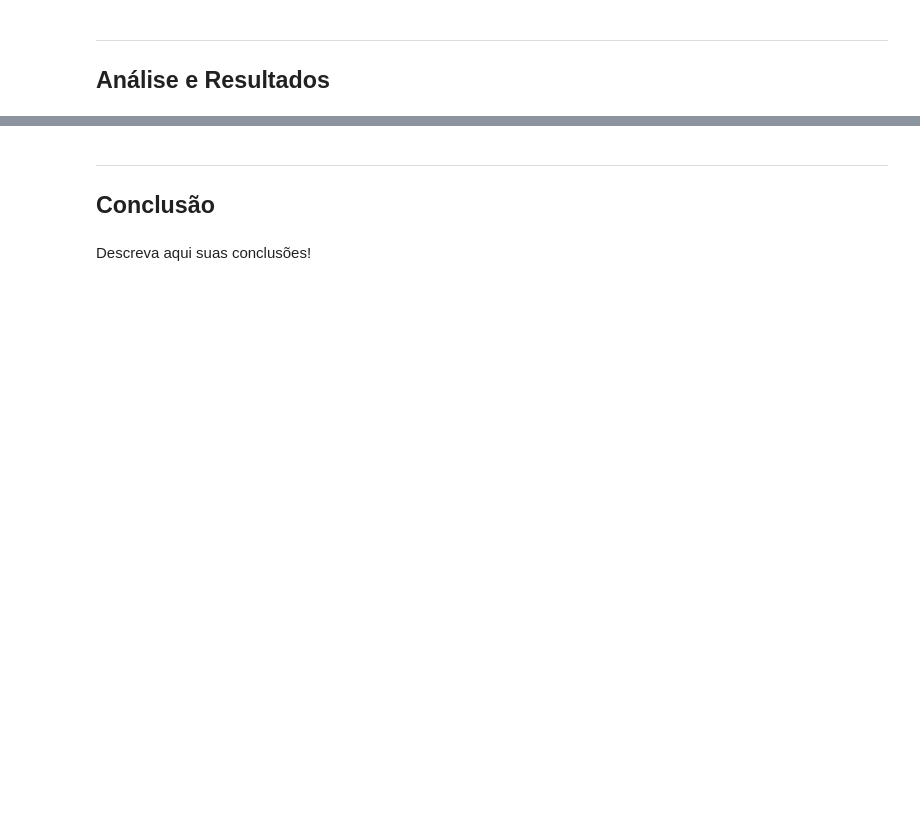
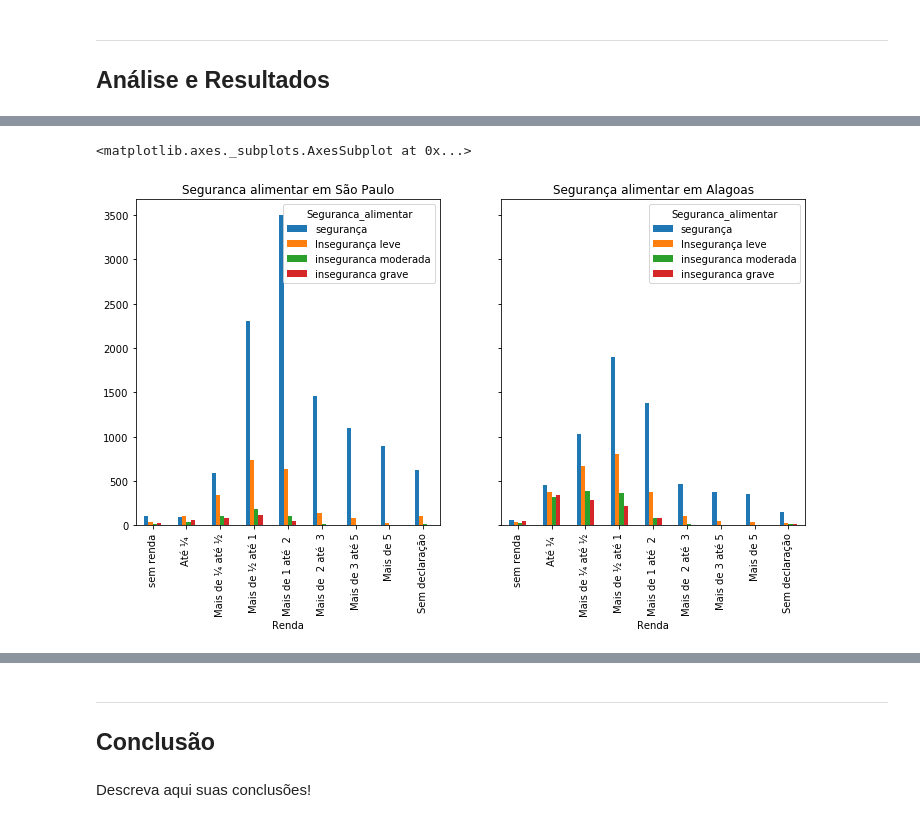
Before and after one commit to Brunoic/projeto1_Ciencia_Dados, a Jupyter notebook: Projeto1 Layout-checkpoint.ipynb, the cells around one changed output, grey strips where cells are left out. Saved outputs shown, nothing was run; the diff lists cells and outputs as text; code cells hidden in the pictures; blank space fills up the shorter version.

```diff
--- a/Projeto1 Layout-checkpoint.ipynb
+++ b/Projeto1 Layout-checkpoint.ipynb
@@ -46,0 +113,16 @@ df09 = df09.dropna(0,how="any")
+# %%
+#CrossTab para São Pauo
+Cross2 = pd.crosstab(df09[df09.UF == 35].Renda,df09[df09.UF == 35].Seguranca_alimentar)
+
+#CrossTab para Alagoas
+Cross3 = pd.crosstab(df09[df09.UF == 29].Renda,df09[df09.UF == 29].Seguranca_alimentar)
+# %%
+fig, axes = plt.subplots(nrows=1, ncols=2, sharey=True )
+
+Cross2.plot(kind = "bar", title = "Seguranca alimentar em São Paulo" ,figsize = (12,6), ax = axes[0])
+
+
+Cross3.plot(kind = "bar", title = "Segurança alimentar em Alagoas" ,figsize = (12,6), ax = axes[1])
+# %% [output]
+<matplotlib.axes._subplots.AxesSubplot at 0x...>
+[figure, added]
```
Also changed, not shown: parts of 42 cells of this notebook, 1 other file.
